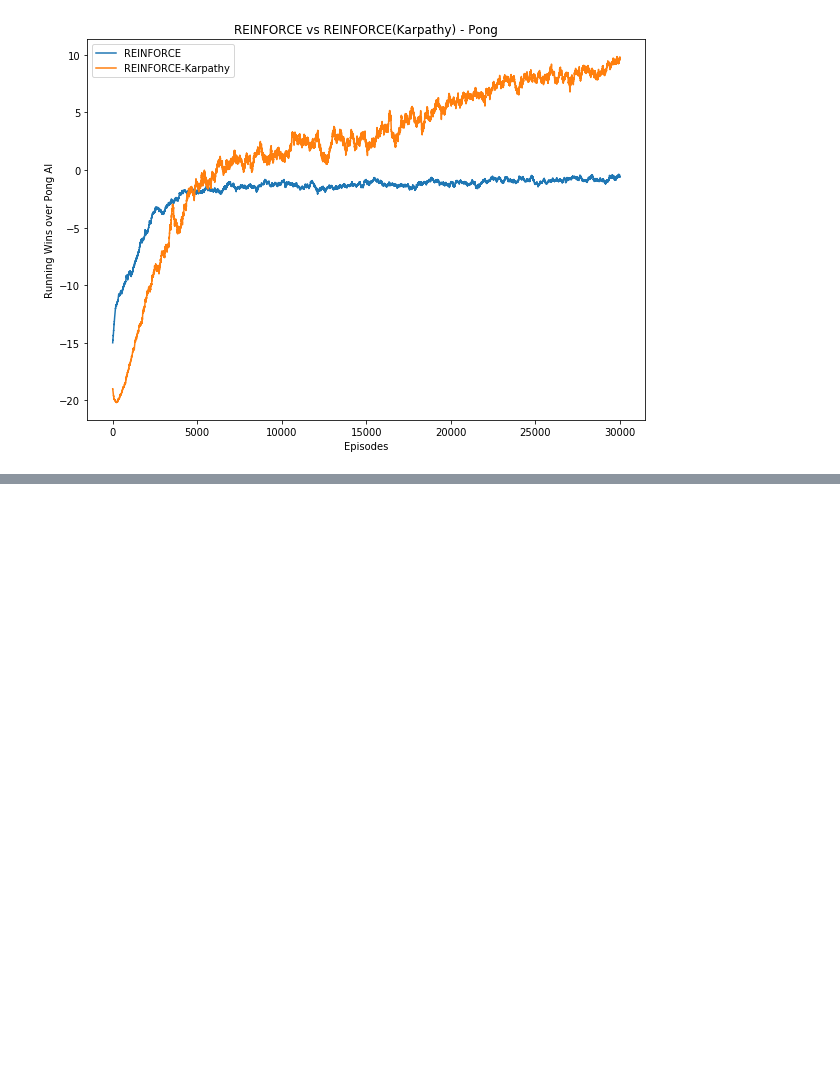
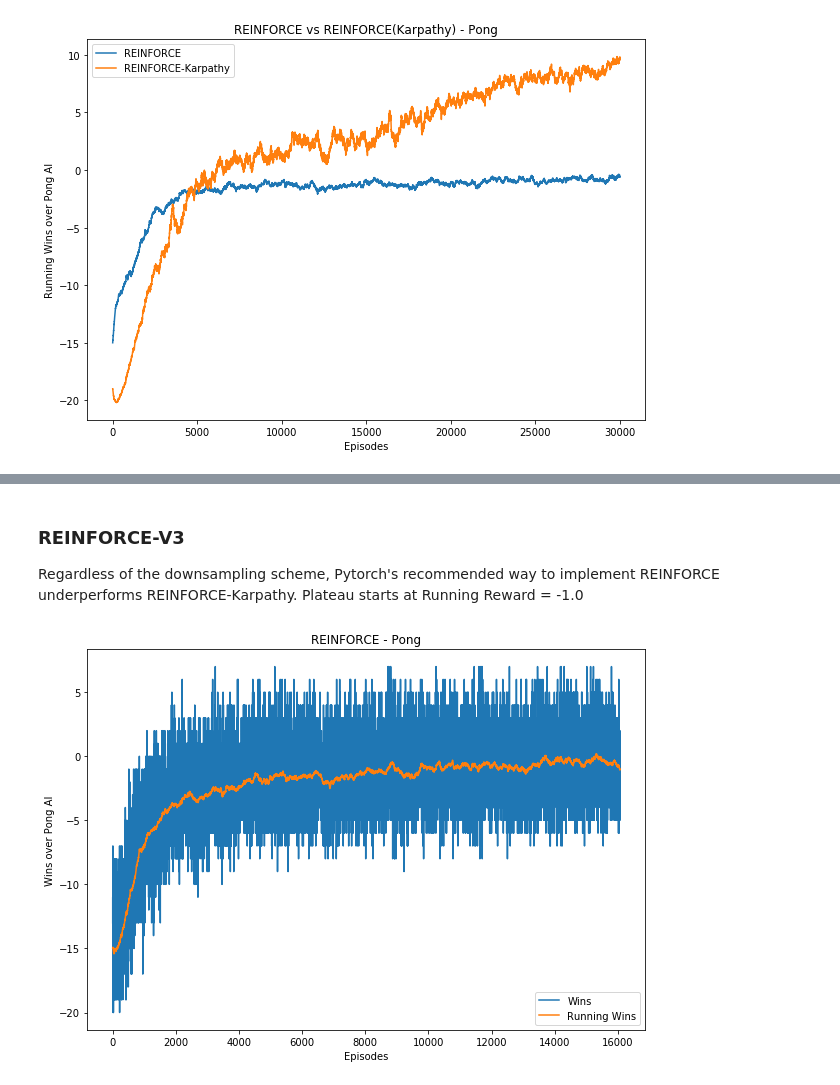
Before and after one commit to LUKELIEM/deep_rl, a Jupyter notebook: gym/reinforce.ipynb, the cells around one changed output, grey strips where cells are left out. Drawn from its saved outputs; the diff is of its cells as text; code cells hidden in the pictures; blank space fills up the shorter version.

```diff
--- a/gym/reinforce.ipynb
+++ b/gym/reinforce.ipynb
@@ -892,0 +924,23 @@ plt.show()  # display it
+# %%
+# The function approximator of the Policy is a 2 layer NN.
+# - The policy takes in the state of Pong, which is a resampled 40x40 image
+# - The action is the softmax output (Left or Right)
+# - there are 200 hidden units in the NN
+class Policy(nn.Module):
+    def __init__(self):
+        super(Policy, self).__init__()
+        self.affine1 = nn.Linear(1600, 200)
+        self.affine2 = nn.Linear(200, 2)
+
+        self.saved_log_probs = []
+        self.rewards = []
+
+    def forward(self, x):
+        x = F.relu(self.affine1(x))
+        action_scores = self.affine2(x)
+        return F.softmax(action_scores, dim=1)
+
+
+model = Policy()
+file_name='./results/reinforce/pong_ep=28000model.pt'
+model.load_state_dict(torch.load(file_name))
@@ -892,0 +1208,19 @@ plt.show()  # display it
+# %% [markdown]
+### REINFORCE-V3
+Regardless of the downsampling scheme, Pytorch's recommended way to implement REINFORCE underperforms REINFORCE-Karpathy. Plateau starts at Running Reward = -1.0
+# %%
+# data = pickle.load(open('./results/reinforce/pong_ep=30000history.p', 'rb'))
+data = reinforce
+
+# Plot out reward and running reward over training episodes
+plt.figure(figsize=(10, 7))
+
+plt.plot(list(range(1,len(np.array(data)[:,0])+1)), np.array(data)[:,0], label='Wins')
+plt.plot(list(range(1,len(np.array(data)[:,1])+1)), np.array(data)[:,1], label='Running Wins')
+plt.title('REINFORCE - Pong')
+plt.xlabel('Episodes')
+plt.ylabel('Wins over Pong AI')
+plt.legend()
+plt.show()
+# %% [output]
+[figure, added]
```
Also changed, not shown: parts of 12 cells of this notebook, 1 other file.
